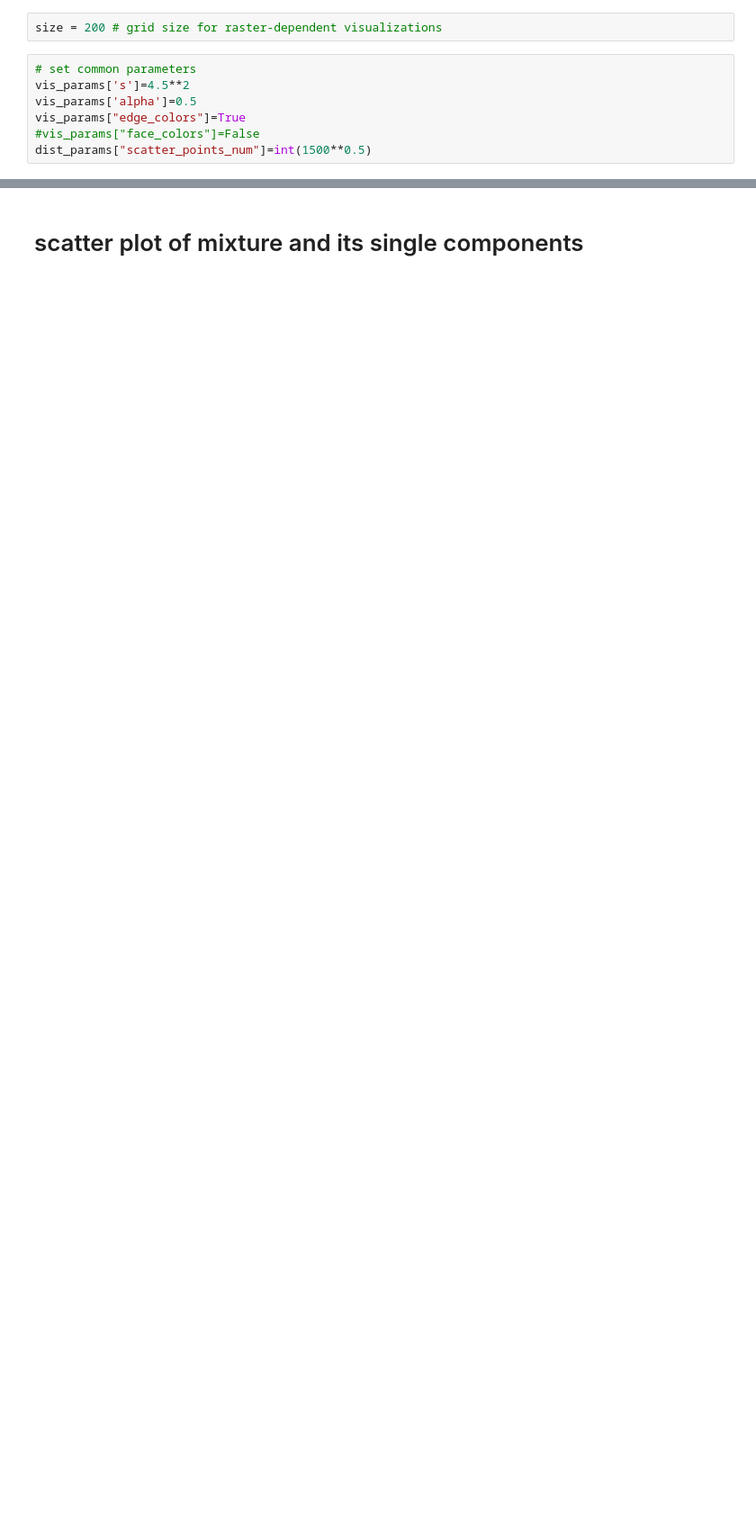
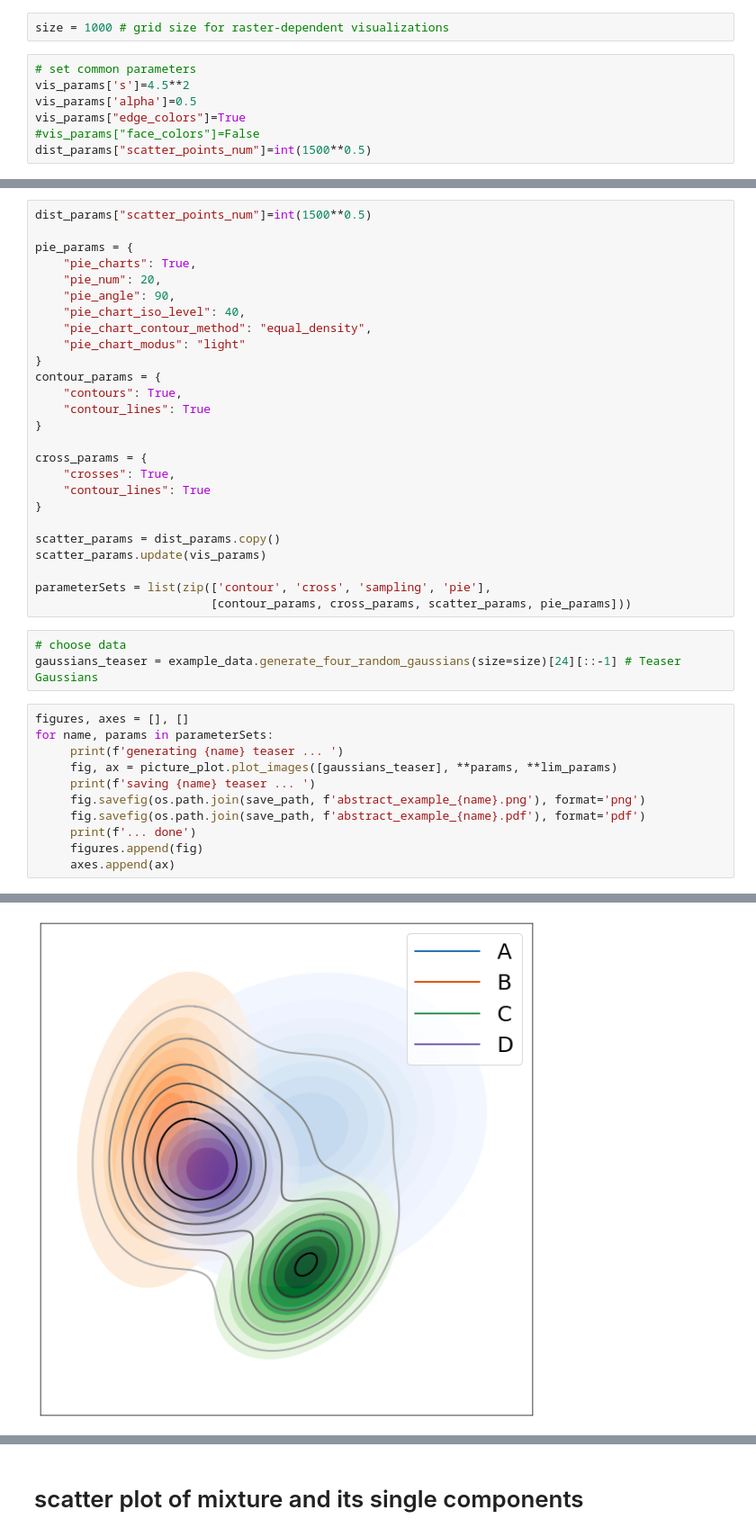
Before and after one commit to asver12/contour-maps-visualization, a Jupyter notebook: examples/eurovis2022/GMMs-bivariate.ipynb, the cells around one changed output, grey strips where cells are left out. Shown at 90% size. Cells and saved outputs as stored; diff of their text form; blank space fills up the shorter version.

```diff
--- a/examples/eurovis2022/GMMs-bivariate.ipynb
+++ b/examples/eurovis2022/GMMs-bivariate.ipynb
@@ -49,7 +53,7 @@ vis_params = {
 colors=color_schemes.get_representiv_colors(color_schemes.get_colorbrewer_schemes())
 colorSchemes = color_schemes.get_colorbrewer_schemes()
 # %%
-size = 200 # grid size for raster-dependent visualizations
+size = 1000 # grid size for raster-dependent visualizations
 # %%
 # set common parameters
 vis_params['s']=4.5**2
@@ -59,0 +66,41 @@ dist_params["scatter_points_num"]=int(1500**0.5)
+# %%
+dist_params["scatter_points_num"]=int(1500**0.5)
+
+pie_params = {
+    "pie_charts": True,
+    "pie_num": 20,
+    "pie_angle": 90,
+    "pie_chart_iso_level": 40,
+    "pie_chart_contour_method": "equal_density",
+    "pie_chart_modus": "light"
+}
+contour_params = {
+    "contours": True,
+    "contour_lines": True
+}
+
+cross_params = {
+    "crosses": True,
+    "contour_lines": True
+}
+
+scatter_params = dist_params.copy()
+scatter_params.update(vis_params)
+
+parameterSets = list(zip(['contour', 'cross', 'sampling', 'pie'],
+                         [contour_params, cross_params, scatter_params, pie_params]))
+# %%
+# choose data
+gaussians_teaser = example_data.generate_four_random_gaussians(size=size)[24][::-1] # Teaser Gaussians
+# %%
+figures, axes = [], []
+for name, params in parameterSets:
+     print(f'generating {name} teaser ... ')
+     fig, ax = picture_plot.plot_images([gaussians_teaser], **params, **lim_params)
+     print(f'saving {name} teaser ... ')
+     fig.savefig(os.path.join(save_path, f'abstract_example_{name}.png'), format='png')
+     fig.savefig(os.path.join(save_path, f'abstract_example_{name}.pdf'), format='pdf')
+     print(f'... done')
+     figures.append(fig)
+     axes.append(ax)
+# %% [output]
@@ -59,0 +120 @@ dist_params["scatter_points_num"]=int(1500**0.5)
+[figure, added]
```
Also changed, not shown: parts of 6 cells of this notebook, 1 other file.
